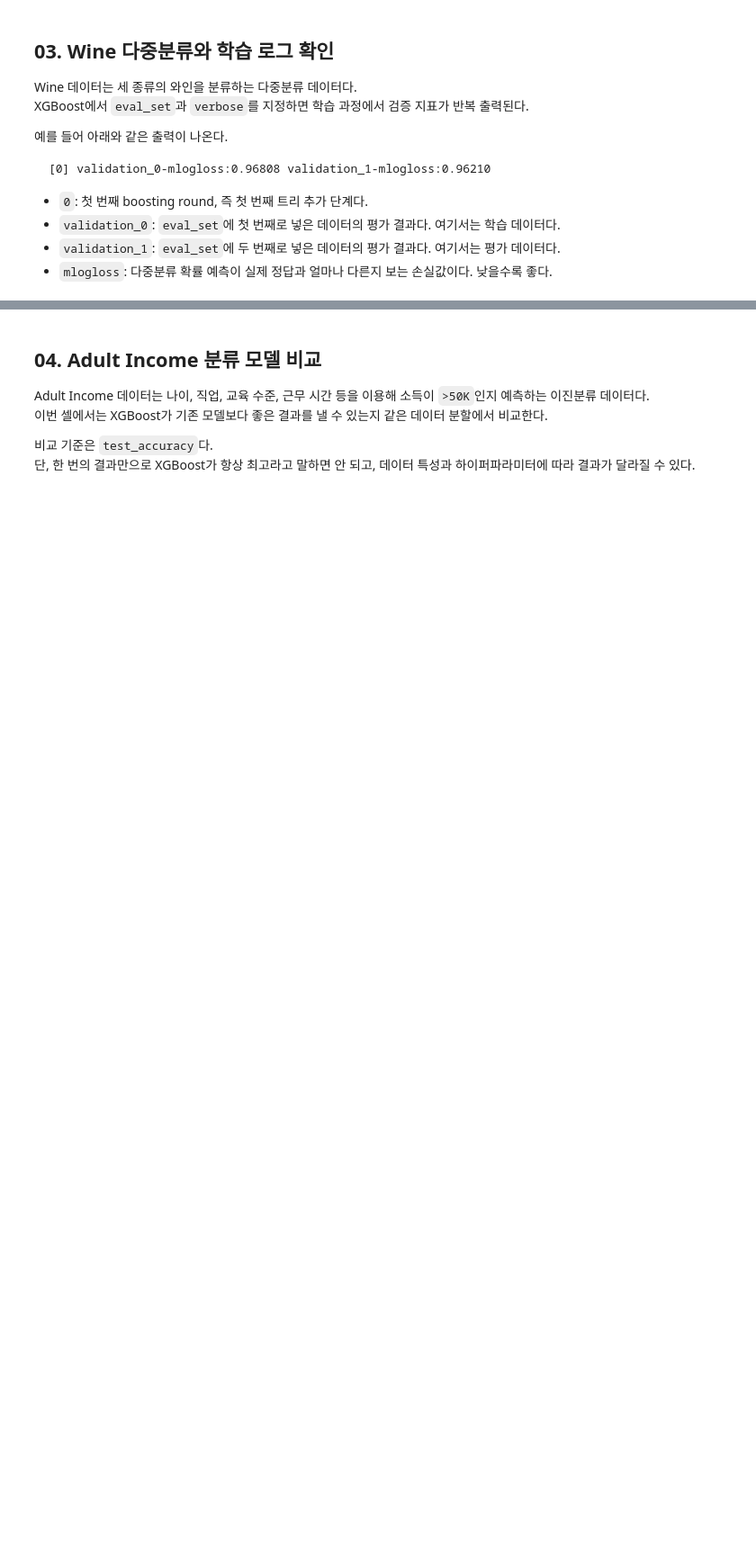
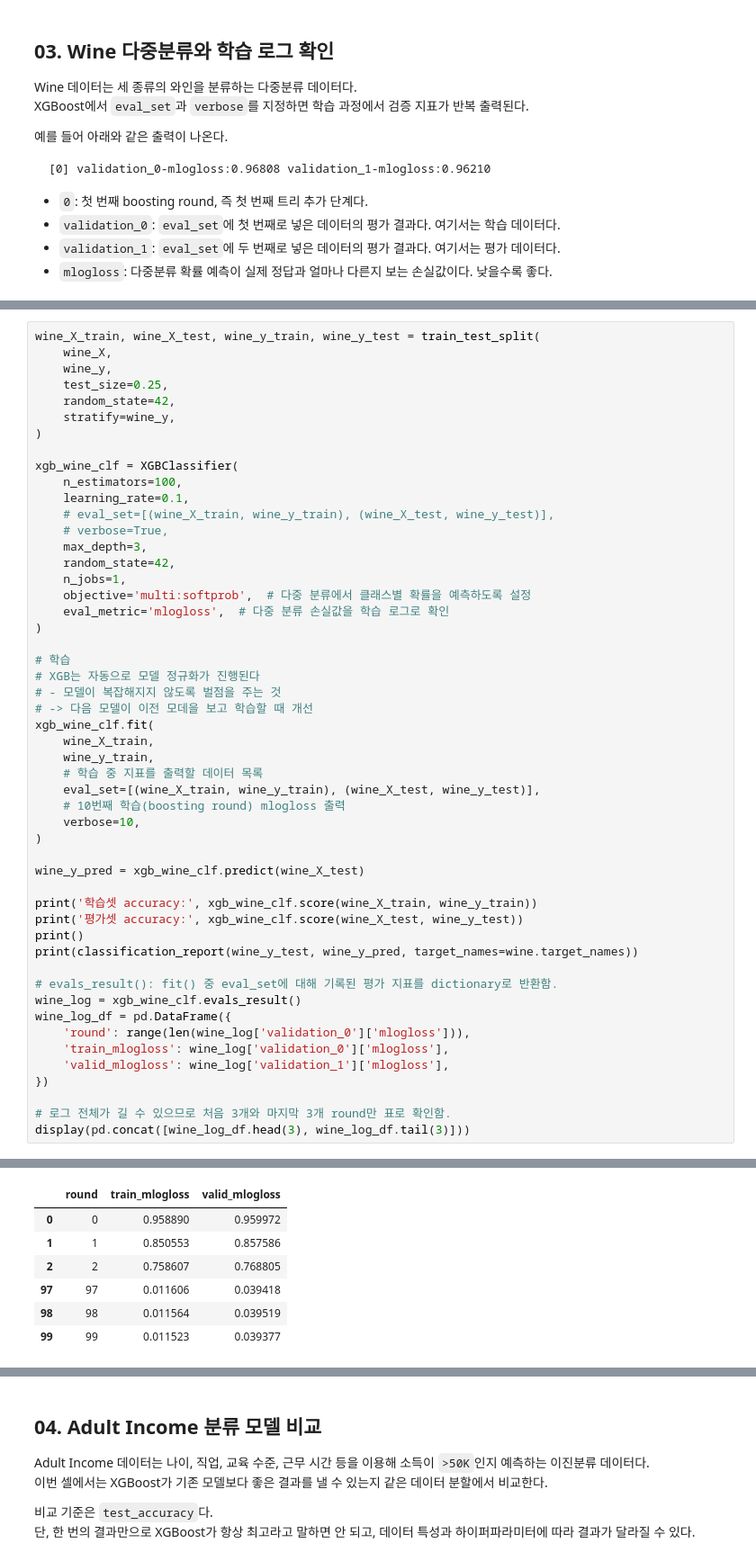
Before and after one commit to RabbitTasteDog-PRO/06_machine_learning, a Jupyter notebook: 05_ensemble/05_xgboost.ipynb, the cells around one changed output, grey strips where cells are left out. Shown at 90% size. Cells and saved outputs as stored; diff of their text form; blank space fills up the shorter version.

```diff
--- a/05_ensemble/05_xgboost.ipynb
+++ b/05_ensemble/05_xgboost.ipynb
@@ -126,0 +142,52 @@ display(wine_X.head())
+# %%
+wine_X_train, wine_X_test, wine_y_train, wine_y_test = train_test_split(
+    wine_X,
+    wine_y,
+    test_size=0.25,
+    random_state=42,
+    stratify=wine_y,
+)
+
+xgb_wine_clf = XGBClassifier(
+    n_estimators=100,
+    learning_rate=0.1,
+    # eval_set=[(wine_X_train, wine_y_train), (wine_X_test, wine_y_test)],
+    # verbose=True,
+    max_depth=3,
+    random_state=42,
+    n_jobs=1,
+    objective='multi:softprob',  # 다중 분류에서 클래스별 확률을 예측하도록 설정
+    eval_metric='mlogloss',  # 다중 분류 손실값을 학습 로그로 확인
+)
+
+# 학습
+# XGB는 자동으로 모델 정규화가 진행된다
+# - 모델이 복잡해지지 않도록 벌점을 주는 것
+# -> 다음 모델이 이전 모데을 보고 학습할 때 개선
+xgb_wine_clf.fit(
+    wine_X_train,
+    wine_y_train,
+    # 학습 중 지표를 출력할 데이터 목록
+    eval_set=[(wine_X_train, wine_y_train), (wine_X_test, wine_y_test)],
+    # 10번째 학습(boosting round) mlogloss 출력
+    verbose=10,
+)
+
+wine_y_pred = xgb_wine_clf.predict(wine_X_test)
+
+print('학습셋 accuracy:', xgb_wine_clf.score(wine_X_train, wine_y_train))
+print('평가셋 accuracy:', xgb_wine_clf.score(wine_X_test, wine_y_test))
+print()
+print(classification_report(wine_y_test, wine_y_pred, target_names=wine.target_names))
+
+# evals_result(): fit() 중 eval_set에 대해 기록된 평가 지표를 dictionary로 반환함.
+wine_log = xgb_wine_clf.evals_result()
+wine_log_df = pd.DataFrame({
+    'round': range(len(wine_log['validation_0']['mlogloss'])),
+    'train_mlogloss': wine_log['validation_0']['mlogloss'],
+    'valid_mlogloss': wine_log['validation_1']['mlogloss'],
+})
+
+# 로그 전체가 길 수 있으므로 처음 3개와 마지막 3개 round만 표로 확인함.
+display(pd.concat([wine_log_df.head(3), wine_log_df.tail(3)]))
+# %% [output]
@@ -126,0 +211,7 @@ display(wine_X.head())
+|  | round | train_mlogloss | valid_mlogloss |
+| 0 | 0 | 0.958890 | 0.959972 |
+| 1 | 1 | 0.850553 | 0.857586 |
+| 2 | 2 | 0.758607 | 0.768805 |
+| 97 | 97 | 0.011606 | 0.039418 |
+| 98 | 98 | 0.011564 | 0.039519 |
+| 99 | 99 | 0.011523 | 0.039377 |
```
Also changed, not shown: parts of 8 cells of this notebook.
